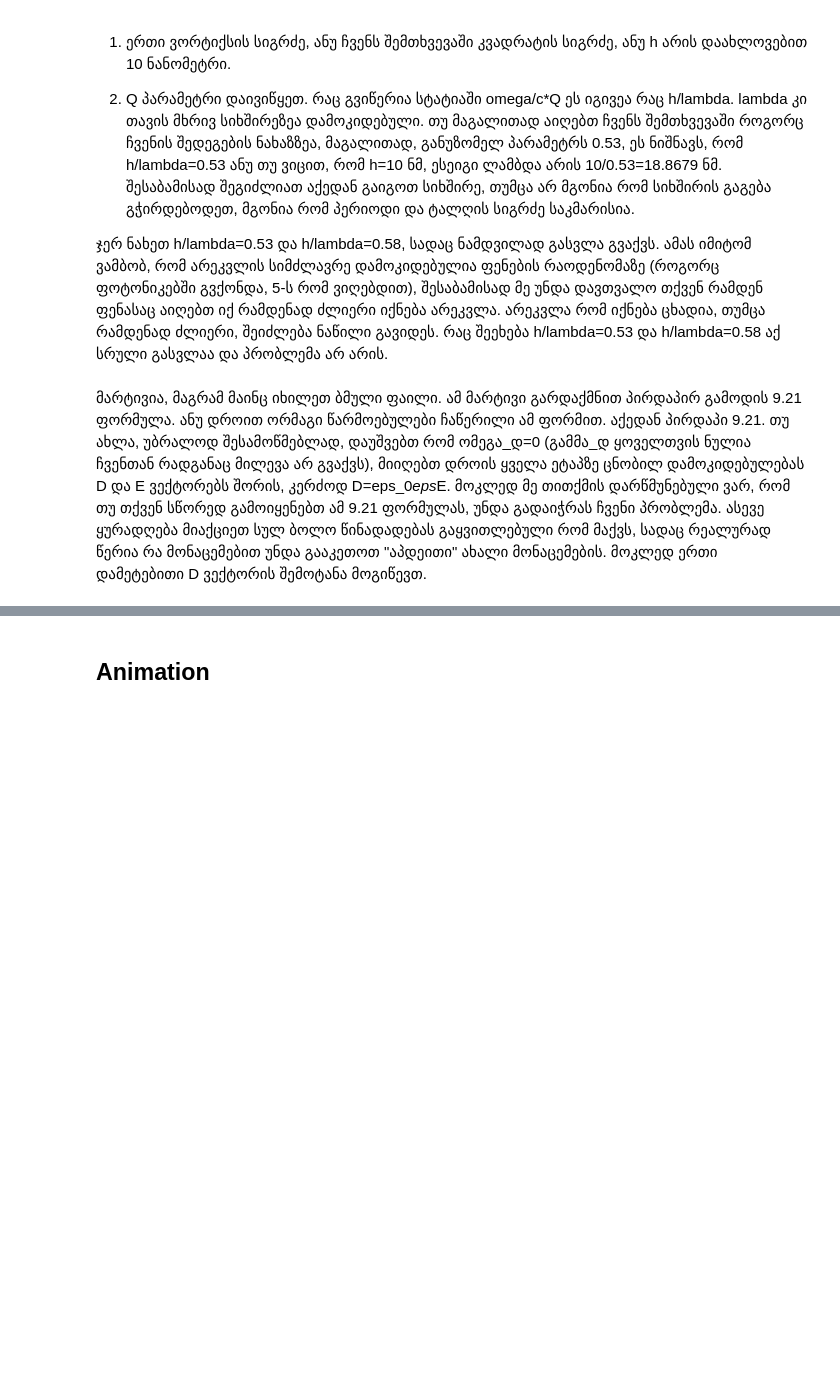
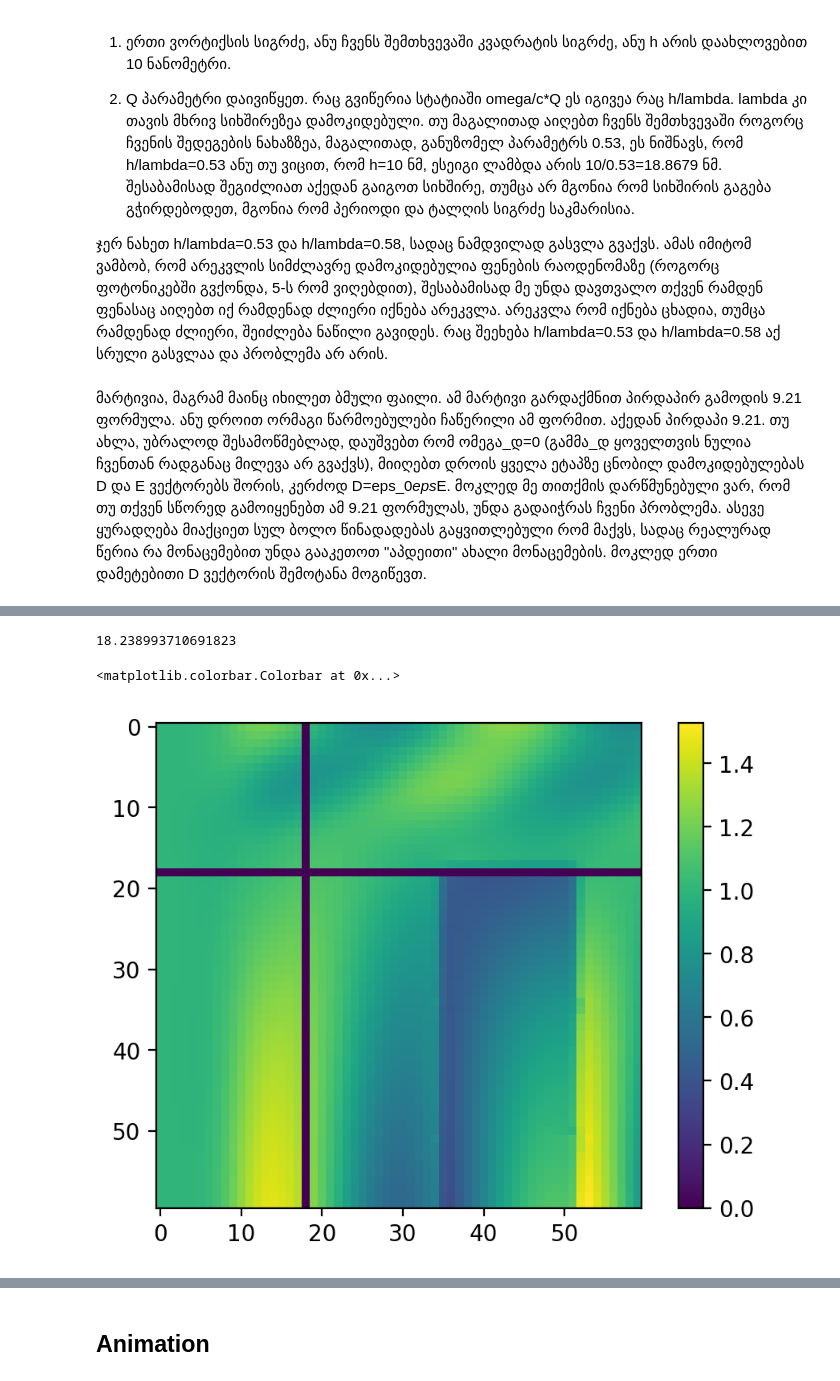
Before and after one commit to tornikeo/fe_vortex_optic_gates, a Jupyter notebook: simulation.ipynb, the cells around one changed output, grey strips where cells are left out. Drawn from its saved outputs; the diff is of its cells as text; code cells hidden in the pictures; blank space fills up the shorter version.

```diff
--- a/simulation.ipynb
+++ b/simulation.ipynb
@@ -45,8 +45,9 @@ h = 10 # nanometers
 lamd = h / ratio # nanometers
 k_0 = 1 - 0.01 * (h/lamd) ** -2 # Used for eps hat calculation
 
-
-pml_depth = lamd / 2 # nm
+pml_size = lamd * 0.50
+pml_sep = lamd * 0.08
+pml_depth = pml_size + pml_sep # nm
 simulation_area = np.array([6 * 10, 13 * 10, 0])
 grid_size = simulation_area + [pml_depth * 2, pml_depth * 2, 0] # nm
 
@@ -97,0 +97,15 @@ sim = mp.Simulation(
+# %%
+resolution * pml_depth
+# %% [output]
+18.238993710691823
+# %%
+x = sim.get_efield().copy().sum(-1)
+x += sim.get_epsilon().copy()
+x[int(resolution * pml_depth), :] = 0
+x[:,int(resolution * pml_depth),] = 0
+plt.figure(dpi=200)
+plt.imshow(x[:60,:60])
+plt.colorbar()
+# %% [output]
+<matplotlib.colorbar.Colorbar at 0x...>
+[figure, added]
```
Also changed, not shown: parts of 16 cells of this notebook.
